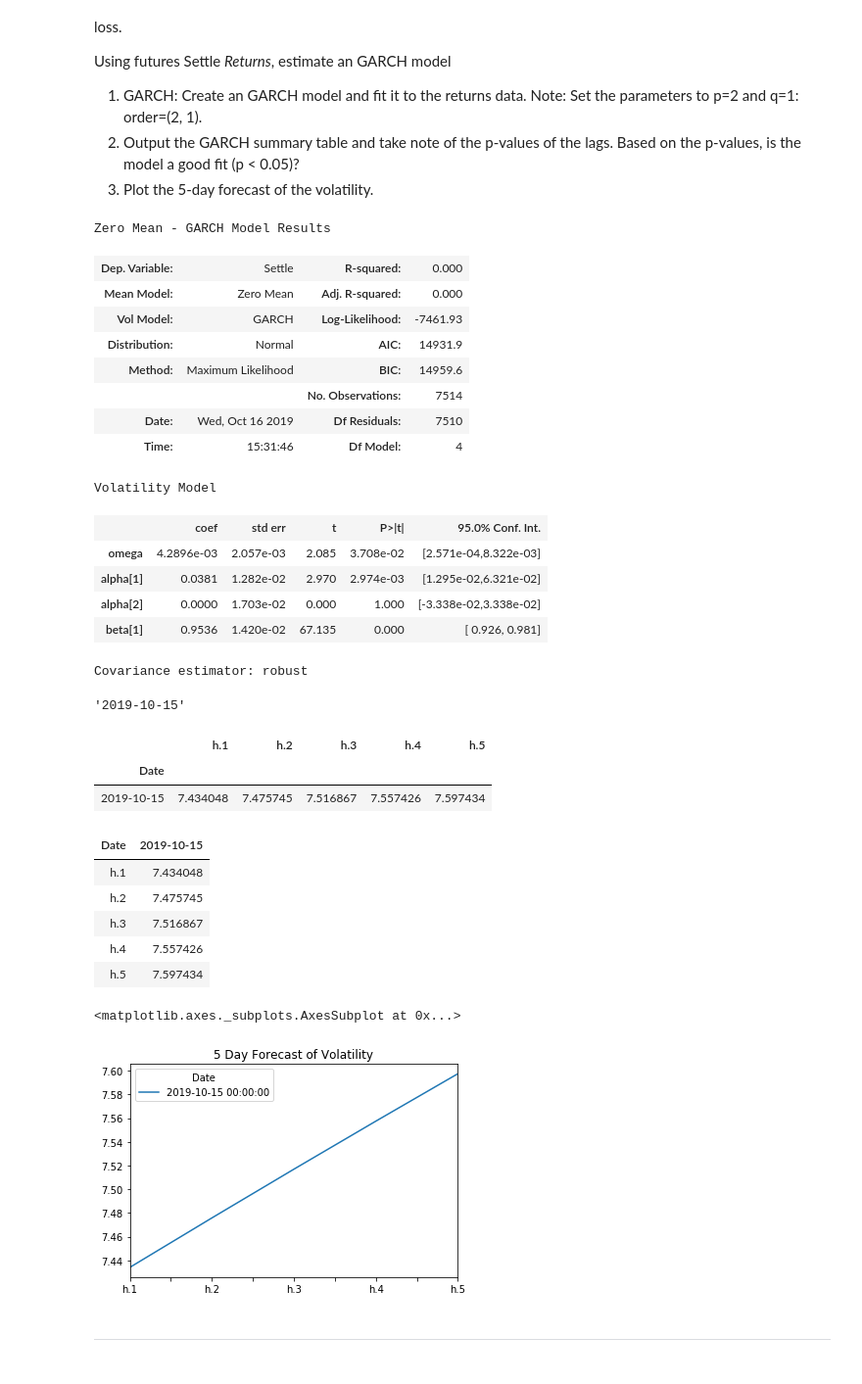
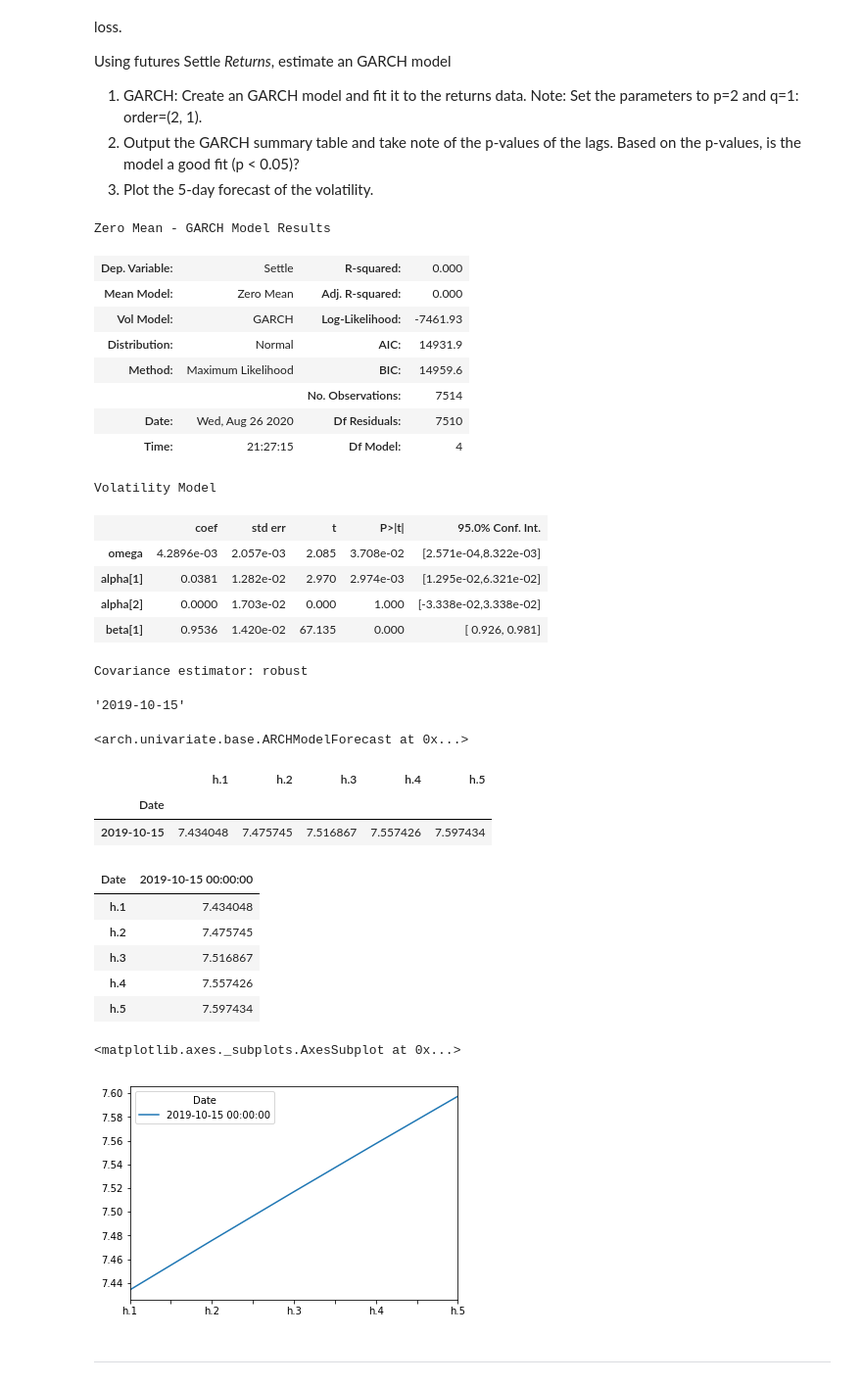
Before and after one commit to gscalvo/time-series-hw, a Jupyter notebook: time_series_analysis.ipynb, the cells around one changed output. Shown at 98% size. Saved outputs shown, nothing was run; the diff lists cells and outputs as text; code cells hidden in the pictures.

Commit message:
finished time series analysis, missing questions

```diff
--- a/time_series_analysis.ipynb
+++ b/time_series_analysis.ipynb
@@ -205,12 +203,14 @@ import arch
 # %%
 # Estimate a GARCH model:
 # YOUR CODE HERE!
-
+garch_model = arch_model(returns, mean="Zero", vol="GARCH", p=2, q=1)
 # Fit the model
 # YOUR CODE HERE!
+garch_results = garch_model.fit(disp="off")
 # %%
 # Summarize the model results
 # YOUR CODE HERE!
+garch_results.summary()
 # %% [output]
 Zero Mean - GARCH Model Results
 | Dep. Variable: | Settle | R-squared: | 0.000 |
@@ -219,8 +219,8 @@ Zero Mean - GARCH Model Results
 | Distribution: | Normal | AIC: | 14931.9 |
 | Method: | Maximum Likelihood | BIC: | 14959.6 |
 |  |  | No. Observations: | 7514 |
-| Date: | Wed, Oct 16 2019 | Df Residuals: | 7510 |
-| Time: | 15:31:46 | Df Model: | 4 |
+| Date: | Wed, Aug 26 2020 | Df Residuals: | 7510 |
+| Time: | 21:27:15 | Df Model: | 4 |
 Volatility Model
 |  | coef | std err | t | P>|t| | 95.0% Conf. Int. |
 | omega | 4.2896e-03 | 2.057e-03 | 2.085 | 3.708e-02 | [2.571e-04,8.322e-03] |
@@ -238,7 +238,10 @@ last_day
 # Create a 5 day forecast of volatility
 forecast_horizon = 5
 # Start the forecast using the last_day calculated above
-# YOUR CODE HERE!
+forecasts = garch_results.forecast(start=last_day, horizon=forecast_horizon)
+forecasts
+# %% [output]
+<arch.univariate.base.ARCHModelForecast at 0x...>
 # %%
 # Annualize the forecast
 intermediate = np.sqrt(forecasts.variance.dropna() * 252)
@@ -252,7 +255,7 @@ intermediate.head()
 final = intermediate.dropna().T
 final.head()
 # %% [output]
-| Date | 2019-10-15 |
+| Date | 2019-10-15 00:00:00 |
 | h.1 | 7.434048 |
 | h.2 | 7.475745 |
 | h.3 | 7.516867 |
@@ -261,9 +264,10 @@ final.head()
 # %%
 # Plot the final forecast
 # YOUR CODE HERE!
+final.plot()
 # %% [output]
 <matplotlib.axes._subplots.AxesSubplot at 0x...>
-[figure, old version]
+[figure, new version]
 # %% [markdown]
 ---
 # %% [markdown]
```
Also changed, not shown: parts of 9 cells of this notebook.
